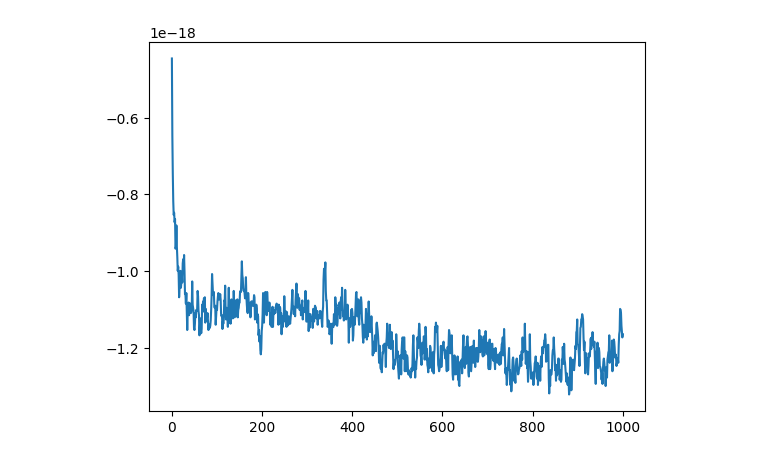
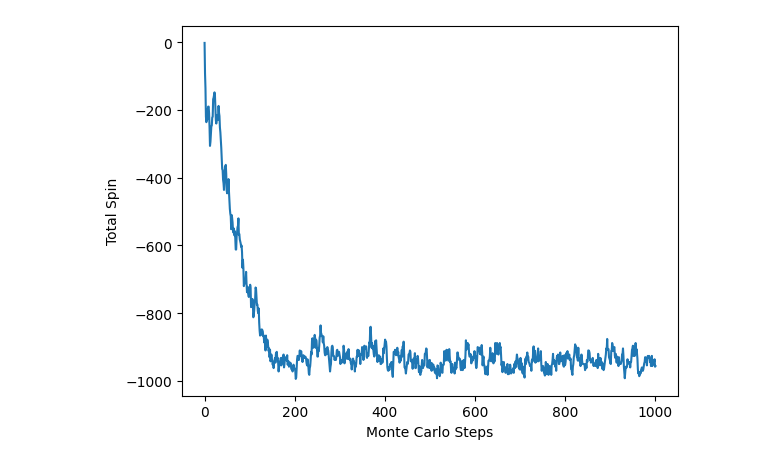
Before and after one commit to JanBulling/CompPhys-Final-Project, a Jupyter notebook: Ising/ising.ipynb, the cells around one changed output. Saved outputs shown, nothing was run; the diff lists cells and outputs as text; code cells hidden in the pictures.

```diff
--- a/Ising/ising.ipynb
+++ b/Ising/ising.ipynb
@@ -141,7 +213,11 @@ def susceptibility_exact(J):
 # %%
-energies, sum_S_list, Z = Monte_carlo_with_Metropolis_for_2D_Ising(32, 50 * 1.380649e-23, 0, 1/(100* k_B), 0, 1000, 1)
+energies, sum_S_list, Z = Monte_carlo_with_Metropolis_for_2D_Ising(32, 50 * 1.380649e-23, 0, 1/(100 * k_B), 0, 1000, 1)
 
-plt.plot(np.linspace(0,1000,1000), energies)
+plt.plot(np.linspace(0,1000,1000), sum_S_list)
+plt.xlabel('Monte Carlo Steps')
+plt.ylabel('Total Spin')
 plt.show()
+
+#--> n_thermalization = 900
 # %% [output]
-[figure, old version]
+[figure, new version]
```
Also changed, not shown: parts of 18 cells of this notebook, 29 other files.
